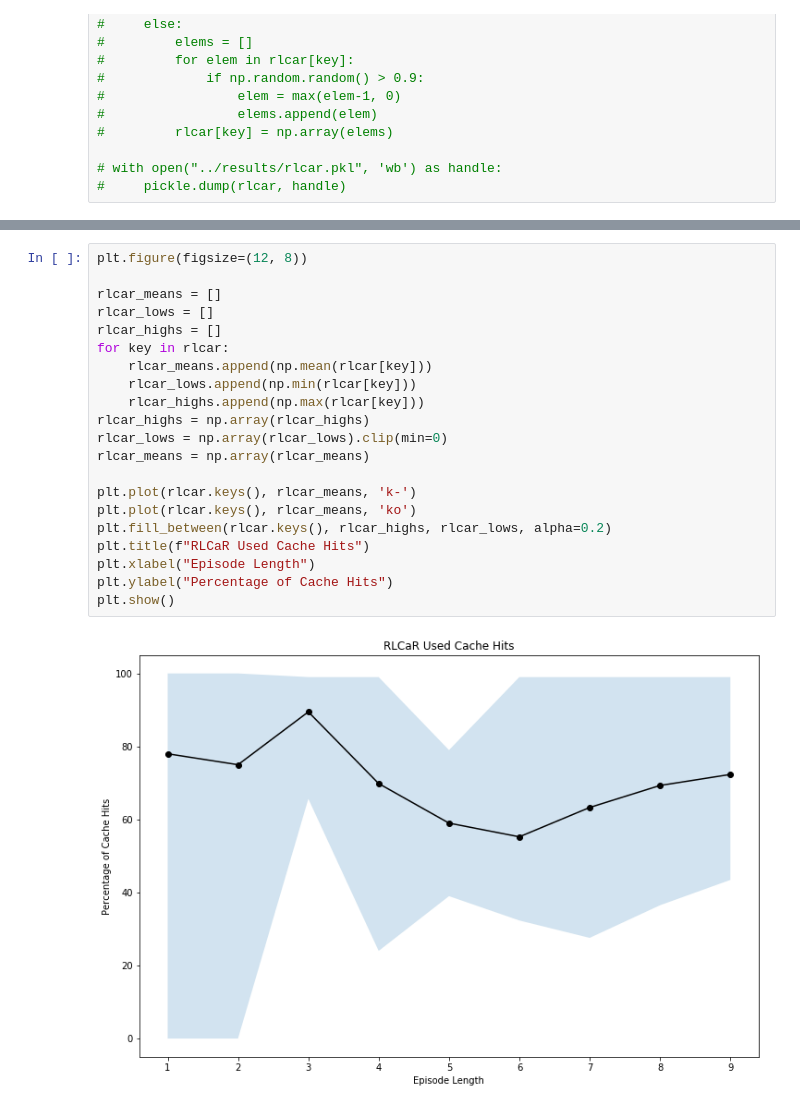
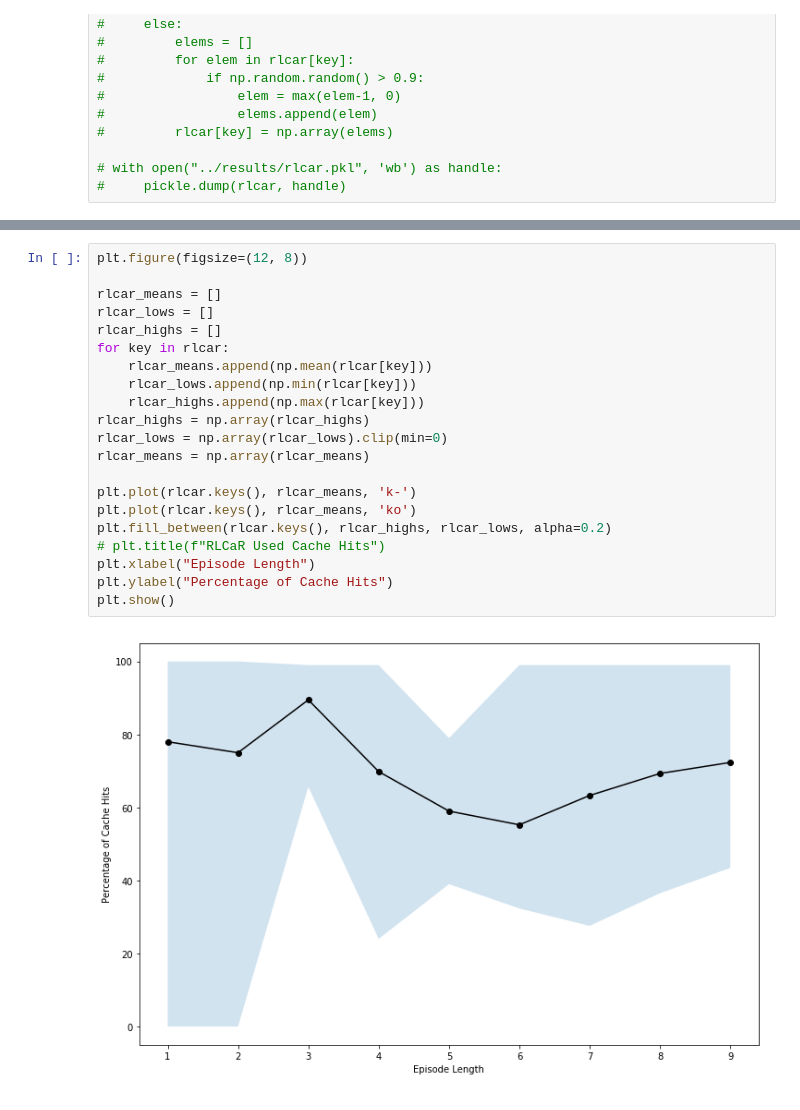
Before and after one commit to sumanyumuku98/RL-CAR, a Jupyter notebook: notebooks/Plot #2.ipynb, the cells around one changed output, grey strips where cells are left out. Drawn from its saved outputs; the diff is of its cells as text.

```diff
--- a/notebooks/Plot #2.ipynb
+++ b/notebooks/Plot #2.ipynb
@@ -84,26 +84,26 @@ plt.show()
 # %%
 plt.figure(figsize=(12, 8))
 
 rlcar_means = []
 rlcar_lows = []
 rlcar_highs = []
 for key in rlcar:
     rlcar_means.append(np.mean(rlcar[key]))
     rlcar_lows.append(np.min(rlcar[key]))
     rlcar_highs.append(np.max(rlcar[key]))
 rlcar_highs = np.array(rlcar_highs)
 rlcar_lows = np.array(rlcar_lows).clip(min=0)
 rlcar_means = np.array(rlcar_means)
 
 plt.plot(rlcar.keys(), rlcar_means, 'k-')
 plt.plot(rlcar.keys(), rlcar_means, 'ko')
 plt.fill_between(rlcar.keys(), rlcar_highs, rlcar_lows, alpha=0.2)
-plt.title(f"RLCaR Used Cache Hits")
+# plt.title(f"RLCaR Used Cache Hits")
 plt.xlabel("Episode Length")
 plt.ylabel("Percentage of Cache Hits")
 plt.show()
 # %% [output]
-[figure, old version]
+[figure, new version]
 # %%
 plt.figure(figsize=(15, 8))
 
```
Also changed, not shown: parts of 3 cells of this notebook, 10 other files.
